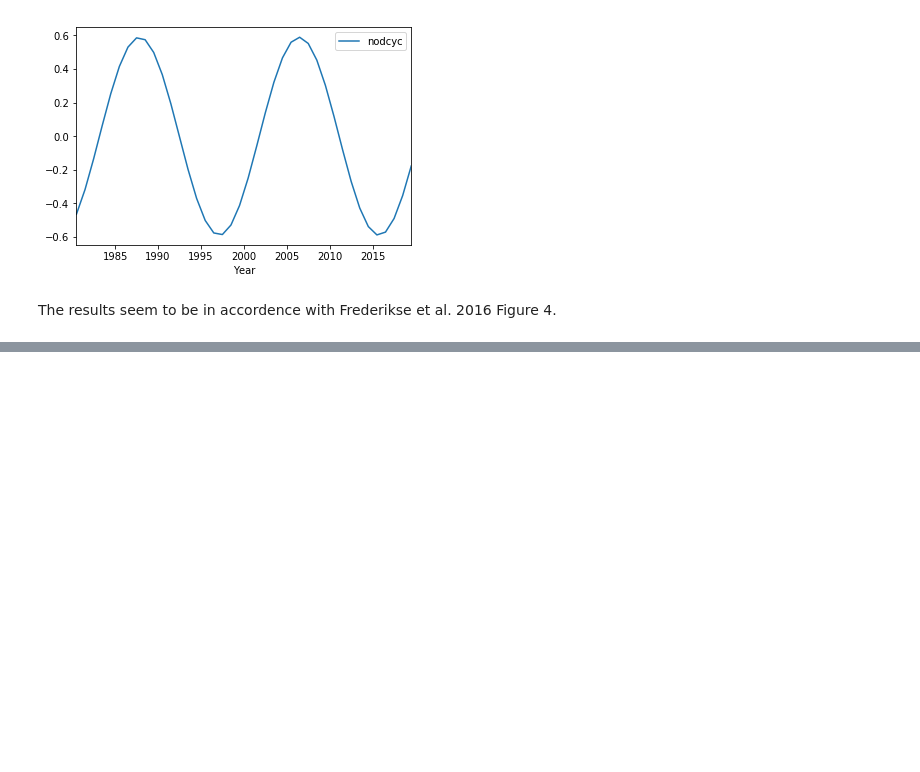
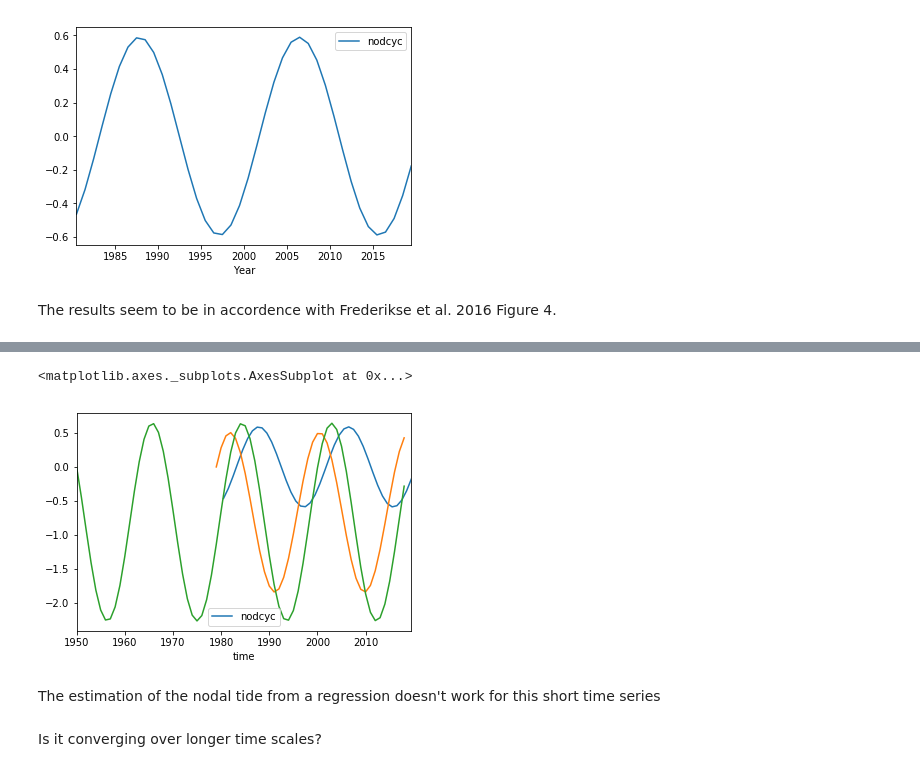
Before and after one commit to Jacobiaan/SLBudget, a Jupyter notebook: notebooks/NodalTides.ipynb, the cells around one changed output, grey strips where cells are left out. Cells and saved outputs as stored; diff of their text form; code cells hidden in the pictures; blank space fills up the shorter version.

```diff
--- a/notebooks/NodalTides.ipynb
+++ b/notebooks/NodalTides.ipynb
@@ -3,6 +3,8 @@
 # %%
 import numpy as np
 import pandas as pd
+# %%
+path_slb = '/Users/dewilebars/Projects/SLBudget/outputs/'
 # %%
 # This functions was adapted from a Matlab function provided by Tim on June 16, 2020.
 def nodal_tides_potential(lat, years):
@@ -25,3 +27,7 @@ nodal_tides.plot()
 [figure]
 # %% [markdown]
 The results seem to be in accordence with Frederikse et al. 2016 Figure 4.
+# %%
+budget_NCEP1_df = pd.read_csv(path_slb+
+                        'slbudget_2020_04_28_NS_Fred16_1950_2018_NCEP1.csv')
+budget_NCEP1_df = budget_NCEP1_df.set_index('time')
@@ -27,0 +54,16 @@ The results seem to be in accordence with Frederikse et al. 2016 Figure 4.
+# %%
+# Compare with nodal cycle computed from the regression method
+budget_df = pd.read_csv(path_slb+
+                        'slbudget_2020_06_15_ZSM_1979_2018_ERA5.csv')
+budget_df = budget_df.set_index('time')
+# %%
+nodal_tides.plot()
+budget_df.Nodal.plot(label='regression')
+budget_NCEP1_df.Nodal.plot()
+# %% [output]
+<matplotlib.axes._subplots.AxesSubplot at 0x...>
+[figure, added]
+# %% [markdown]
+The estimation of the nodal tide from a regression doesn't work for this short time series
+# %% [markdown]
+Is it converging over longer time scales?
```
Also changed, not shown: parts of 1 cell of this notebook, 2 other files.
